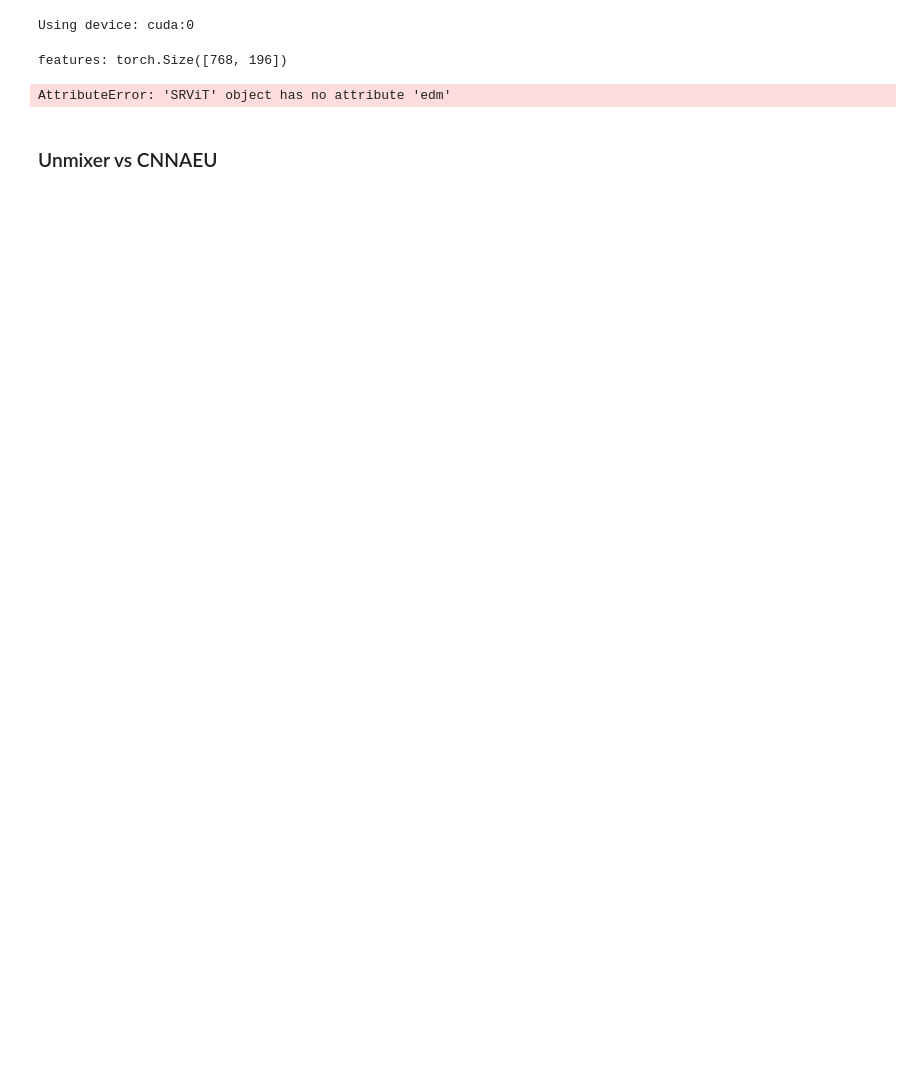
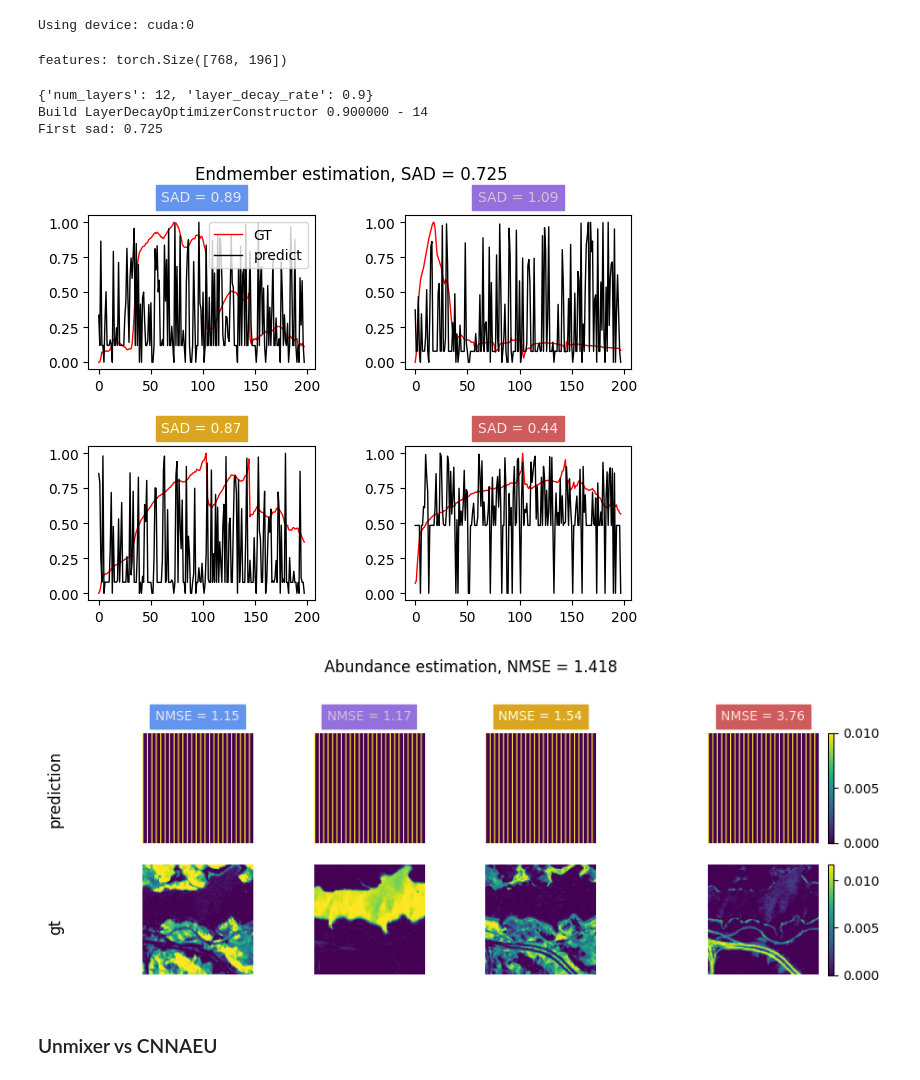
Before and after one commit to edabier/SS-HSU_benchmark, a Jupyter notebook: clean_test.ipynb, the cells around one changed output. Cells and saved outputs as stored; diff of their text form; code cells hidden in the pictures; blank space fills up the shorter version.

Commit message:
v2 srvit

```diff
--- a/clean_test.ipynb
+++ b/clean_test.ipynb
@@ -6,7 +6,8 @@ import matplotlib.pyplot as plt
 import scipy.io as io
 import sys
 
-global_path = "/home/ids/edabier/HSU"
+# global_path = "/home/ids/edabier/HSU"
+global_path = "/home/edabier/Documents/Thèse/benchmark"
 sys.path.append(f"{global_path}/HyperSIGMA/HyperspectralUnmixing")
 from mmengine.optim import build_optim_wrapper
 from mmcv__custom import custom_layer_decay_optimizer_constructor
@@ -82,44 +83,56 @@ optim_wrapper = dict(
 
 patch, dim = 10, 64
 model = models.SRViT(N=H, c=c, B=B, size=H, patch=patch, dim=dim, inner_dim=dim)
+model.embedder.model = models.init_decoder_weights(model.embedder.model, Y_init/Y_init.max(), c, model_name="SRViT")
 model = model.to(dev)
 optimizer = build_optim_wrapper(model, optim_wrapper)
 
 for epoch in range(epochs):
 
-    A_hat = model.embedder.fit(Y.reshape(-1, B).T, max_iter=100).T
+    _ = model.embedder.fit(Y_init.reshape(-1, B).T, max_iter=100).T
 
     for Y, E, A in loader:
         optimizer.zero_grad()
 
         Y = utils.oneD_to_2d(Y).to(dev)
         A = utils.oneD_to_2d(A).to(dev)
         E = E.to(dev)
 
-        _, position_code = srvit.get_poisition_code(N)
+        _, position_code = srvit.get_position_code(H)
+        position_code = torch.tensor(position_code).to(dev)
+        position_code = position_code.float()
+        position_code = position_code.view(1, -1, H, H)
 
-        _, Y_hat, ret_os = model(Y, position_code)
+        # ret_os (64, 1) ??
+        _, Y_hat, ret_os, _ = model(Y, position_code)
         loss = model.loss(Y_gt=Y, Y_hat=Y_hat, ret_os=ret_os)
 
         loss.backward()
         nn.utils.clip_grad_norm_(model.parameters(), max_norm=10, norm_type=1)
         optimizer.step()
 
         if hasattr(model, 'decoder'):
             with torch.no_grad():
                 constraints = models.weightConstraint()
                 model.decoder.apply(constraints)
         break
 
+A_hat = model.embedder.fit(Y_init.reshape(-1, B).T, max_iter=100).T
+A_hat1 = torch.tensor(A_hat).reshape(c, H, H)
+
 model.eval()
 
 with torch.no_grad():
-    E_hat1, A_hat1, Y_hat1 = model(Y_flat)
+    _, Y_hat1, _, E_hat1 = model(Y_init, position_code)
 
-sad, sad_a, mse = plots.compute_metrics_and_plot(E_hat1, A_hat1, A_init, E, normalize_E=True, normalize_A=True, return_results=True, plot_A=False, plot_E=False)
+sad, sad_a, mse = plots.compute_metrics_and_plot(E_hat1, A_hat1, A_init, E, normalize_E=True, normalize_A=True, return_results=True)
 print(f"First sad: {format(sad, '.3f')}")
 # %% [output]
-AttributeError: 'SRViT' object has no attribute 'edm'
+{'num_layers': 12, 'layer_decay_rate': 0.9}
+Build LayerDecayOptimizerConstructor 0.900000 - 14
+First sad: 0.725
+[figure, added]
+[figure, added]
 # %% [markdown]
 ### Unmixer vs CNNAEU
 # %%
```
Also changed, not shown: parts of 1 cell of this notebook, 4 other files.
